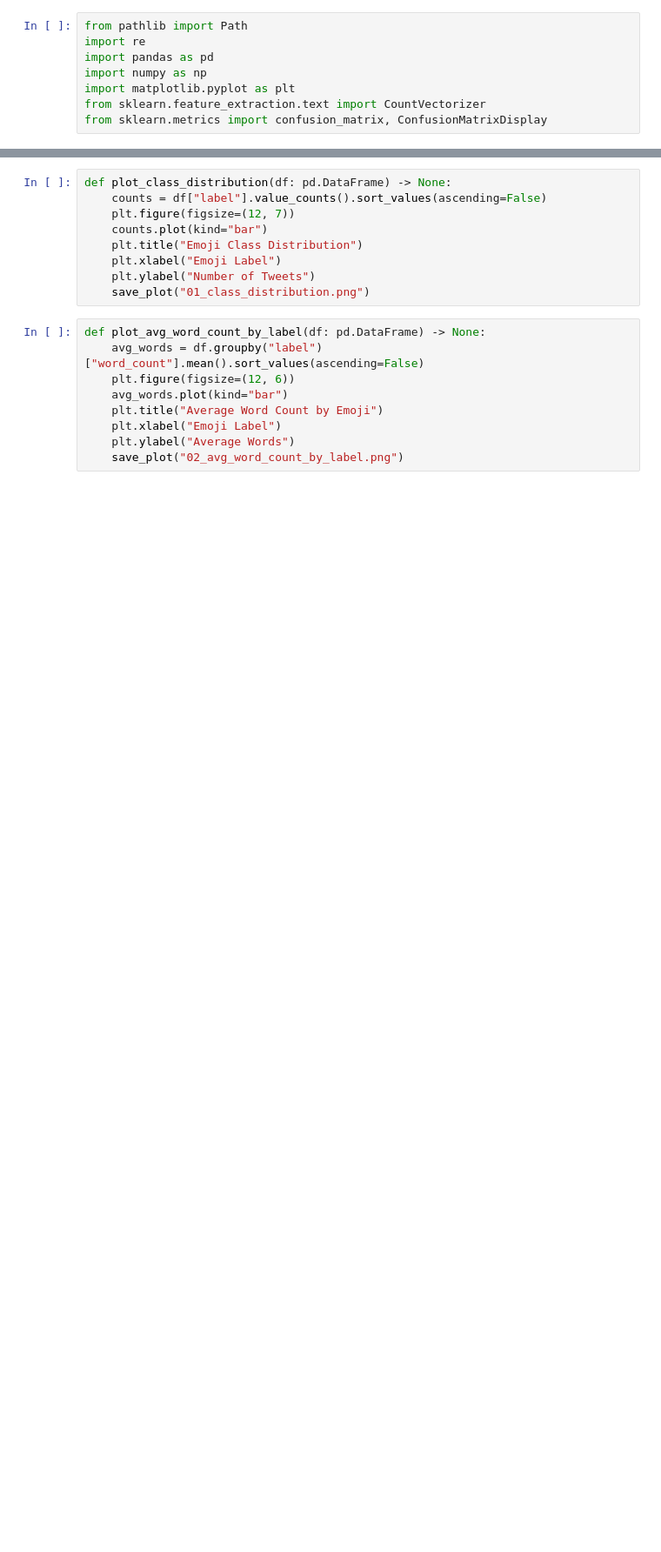
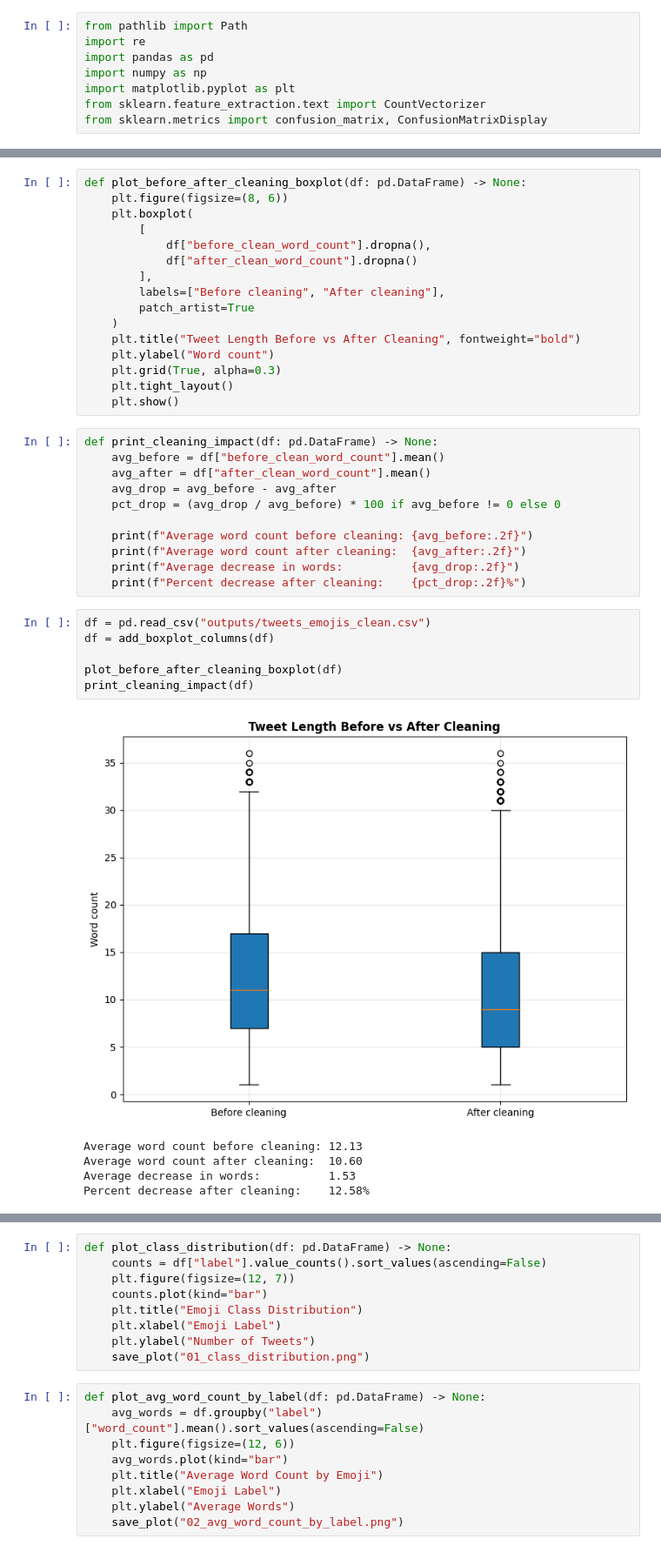
Before and after one commit to khadinguyen/datathon-2026, a Jupyter notebook: data_visualizations.ipynb, the cells around one changed output, grey strips where cells are left out. Shown at 87% size. Saved outputs shown, nothing was run; the diff lists cells and outputs as text; blank space fills up the shorter version.

Commit message:
updated files: Preprocessing Completed. Visuals Completed. ML Models (WIP)

```diff
--- a/data_visualizations.ipynb
+++ b/data_visualizations.ipynb
@@ -33,0 +70,39 @@ def save_plot(filename: str) -> None:
+# %%
+def plot_before_after_cleaning_boxplot(df: pd.DataFrame) -> None:
+    plt.figure(figsize=(8, 6))
+    plt.boxplot(
+        [
+            df["before_clean_word_count"].dropna(),
+            df["after_clean_word_count"].dropna()
+        ],
+        labels=["Before cleaning", "After cleaning"],
+        patch_artist=True
+    )
+    plt.title("Tweet Length Before vs After Cleaning", fontweight="bold")
+    plt.ylabel("Word count")
+    plt.grid(True, alpha=0.3)
+    plt.tight_layout()
+    plt.show()
+# %%
+def print_cleaning_impact(df: pd.DataFrame) -> None:
+    avg_before = df["before_clean_word_count"].mean()
+    avg_after = df["after_clean_word_count"].mean()
+    avg_drop = avg_before - avg_after
+    pct_drop = (avg_drop / avg_before) * 100 if avg_before != 0 else 0
+
+    print(f"Average word count before cleaning: {avg_before:.2f}")
+    print(f"Average word count after cleaning:  {avg_after:.2f}")
+    print(f"Average decrease in words:          {avg_drop:.2f}")
+    print(f"Percent decrease after cleaning:    {pct_drop:.2f}%")
+# %%
+df = pd.read_csv("outputs/tweets_emojis_clean.csv")
+df = add_boxplot_columns(df)
+
+plot_before_after_cleaning_boxplot(df)
+print_cleaning_impact(df)
+# %% [output]
+[figure, added]
+Average word count before cleaning: 12.13
+Average word count after cleaning:  10.60
+Average decrease in words:          1.53
+Percent decrease after cleaning:    12.58%
```
Also changed, not shown: parts of 11 cells of this notebook, 3 other files.
